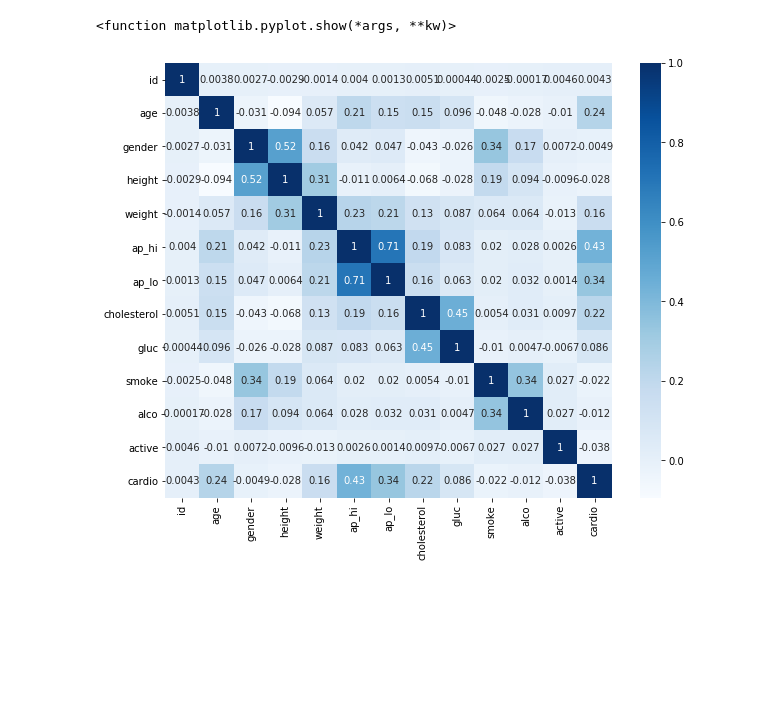
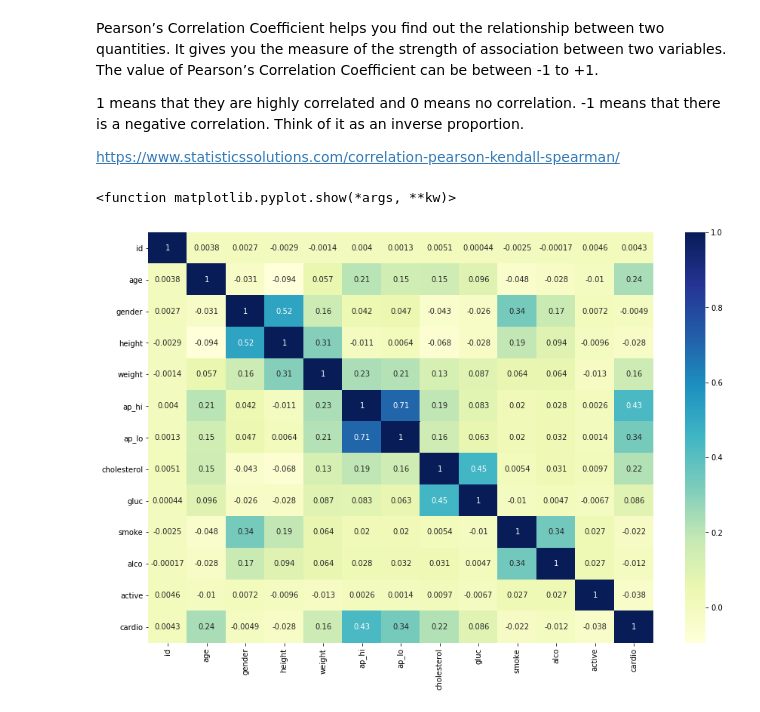
Before and after one commit to machine-learning-2018-2019-fasilkom-ui/Mencoba-Learning, a Jupyter notebook: Mencoba Learning_FinalProject.ipynb, the cells around one changed output. Saved outputs shown, nothing was run; the diff lists cells and outputs as text; code cells hidden in the pictures; blank space fills up the shorter version.

```diff
--- a/Mencoba Learning_FinalProject.ipynb
+++ b/Mencoba Learning_FinalProject.ipynb
@@ -149,8 +82,14 @@ Dataset memiliki 62532 baris dan 13 kolom
+# %% [markdown]
+Pearson’s Correlation Coefficient helps you find out the relationship between two quantities. It gives you the measure of the strength of association between two variables. The value of Pearson’s Correlation Coefficient can be between -1 to +1.
+
+1 means that they are highly correlated and 0 means no correlation. -1 means that there is a negative correlation. Think of it as an inverse proportion.
+
+https://www.statisticssolutions.com/correlation-pearson-kendall-spearman/
 # %%
-sns.heatmap(cleaned_cardio_dataset.corr(),annot=True,cmap='Blues')
+sns.heatmap(cleaned_cardio_dataset.corr(),annot=True,cmap='YlGnBu')
 fig=plt.gcf()
-fig.set_size_inches(10,8)
+fig.set_size_inches(15,10)
 plt.show
 # %% [output]
 <function matplotlib.pyplot.show(*args, **kw)>
-[figure, old version]
+[figure, new version]
```
Also changed, not shown: parts of 19 cells of this notebook.
